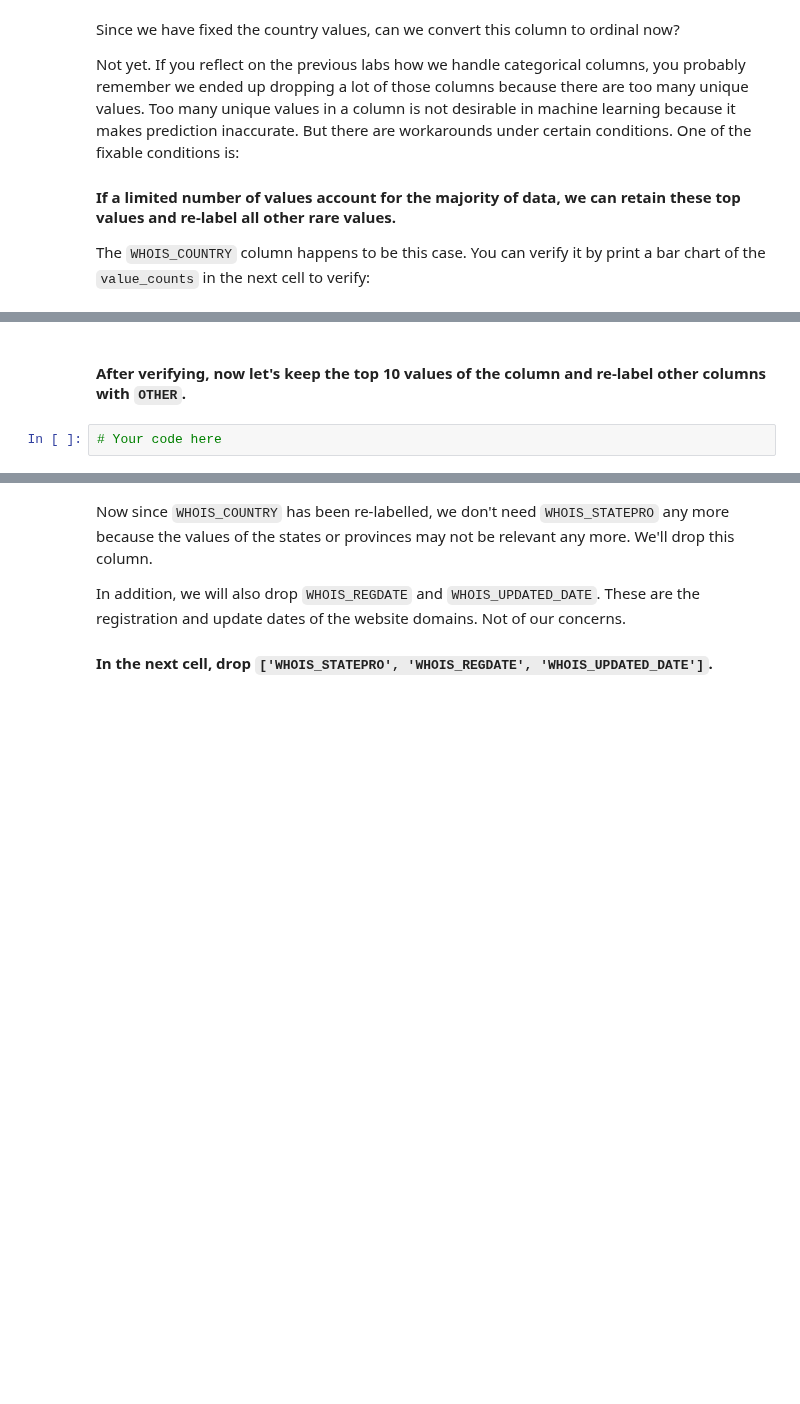
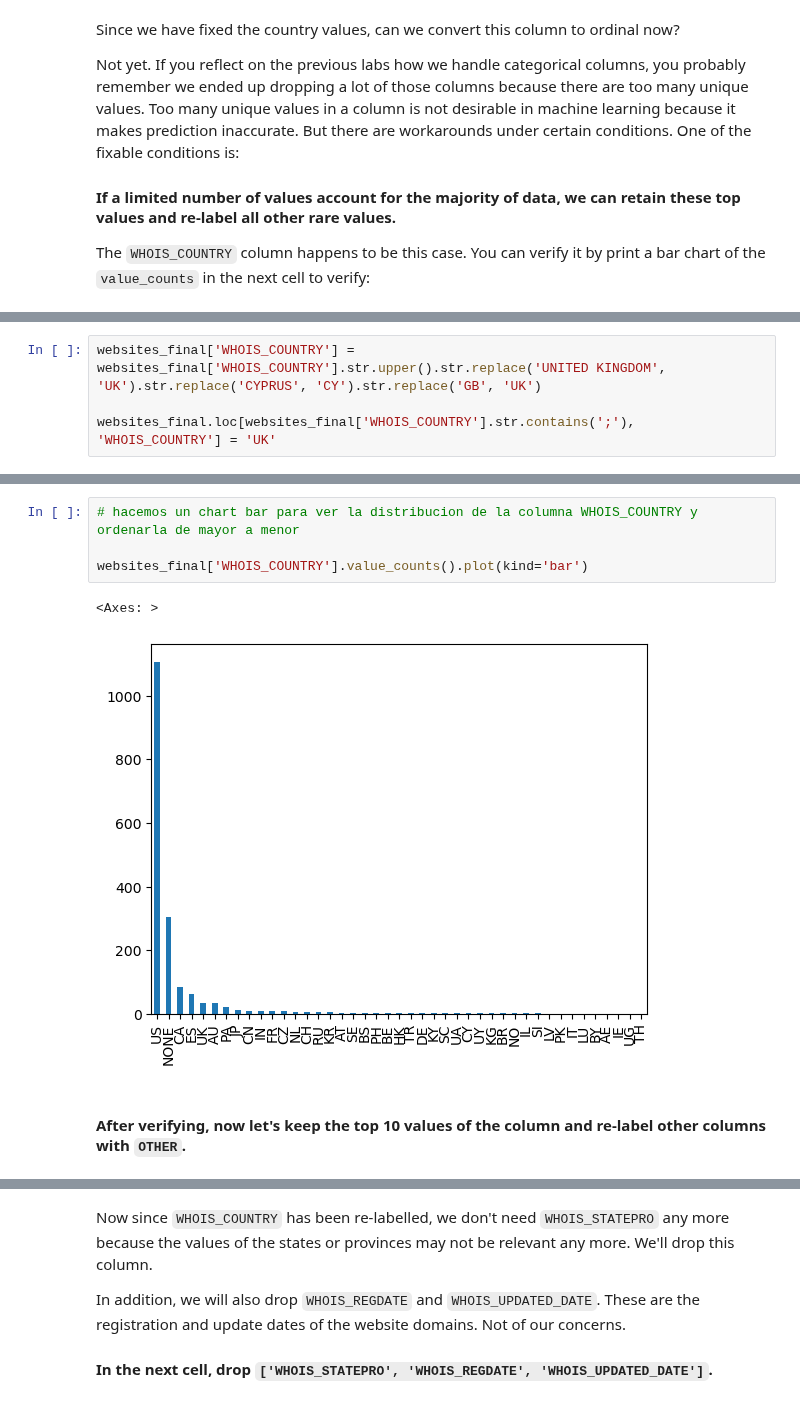
Before and after one commit to Ironhack-Data-Madrid-Octubre-2023/7.1-lab_supervised_learning, a Jupyter notebook: your-code/main.ipynb, the cells around one changed output, grey strips where cells are left out. Cells and saved outputs as stored; diff of their text form; blank space fills up the shorter version.

```diff
--- a/your-code/main.ipynb
+++ b/your-code/main.ipynb
@@ -311,0 +336,4 @@ The `WHOIS_COUNTRY` column happens to be this case. You can verify it by print a
+# %%
+websites_final['WHOIS_COUNTRY'] = websites_final['WHOIS_COUNTRY'].str.upper().str.replace('UNITED KINGDOM', 'UK').str.replace('CYPRUS', 'CY').str.replace('GB', 'UK')
+
+websites_final.loc[websites_final['WHOIS_COUNTRY'].str.contains(';'), 'WHOIS_COUNTRY'] = 'UK'
@@ -312,4 +360,9 @@ The `WHOIS_COUNTRY` column happens to be this case. You can verify it by print a
+# %%
+# hacemos un chart bar para ver la distribucion de la columna WHOIS_COUNTRY y ordenarla de mayor a menor
+
+websites_final['WHOIS_COUNTRY'].value_counts().plot(kind='bar')
+# %% [output]
+<Axes: >
+[figure, added]
 # %% [markdown]
 #### After verifying, now let's keep the top 10 values of the column and re-label other columns with `OTHER`.
-# %%
-# Your code here
```
Also changed, not shown: parts of 30 cells of this notebook.
